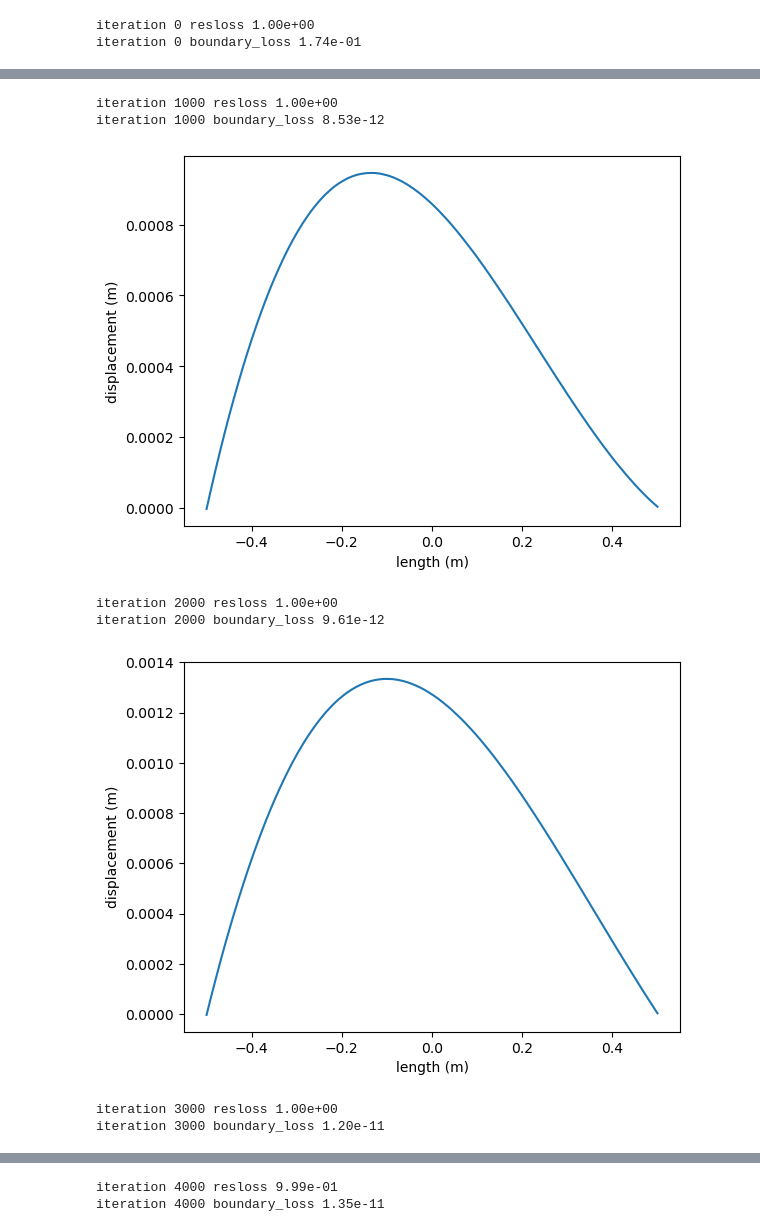
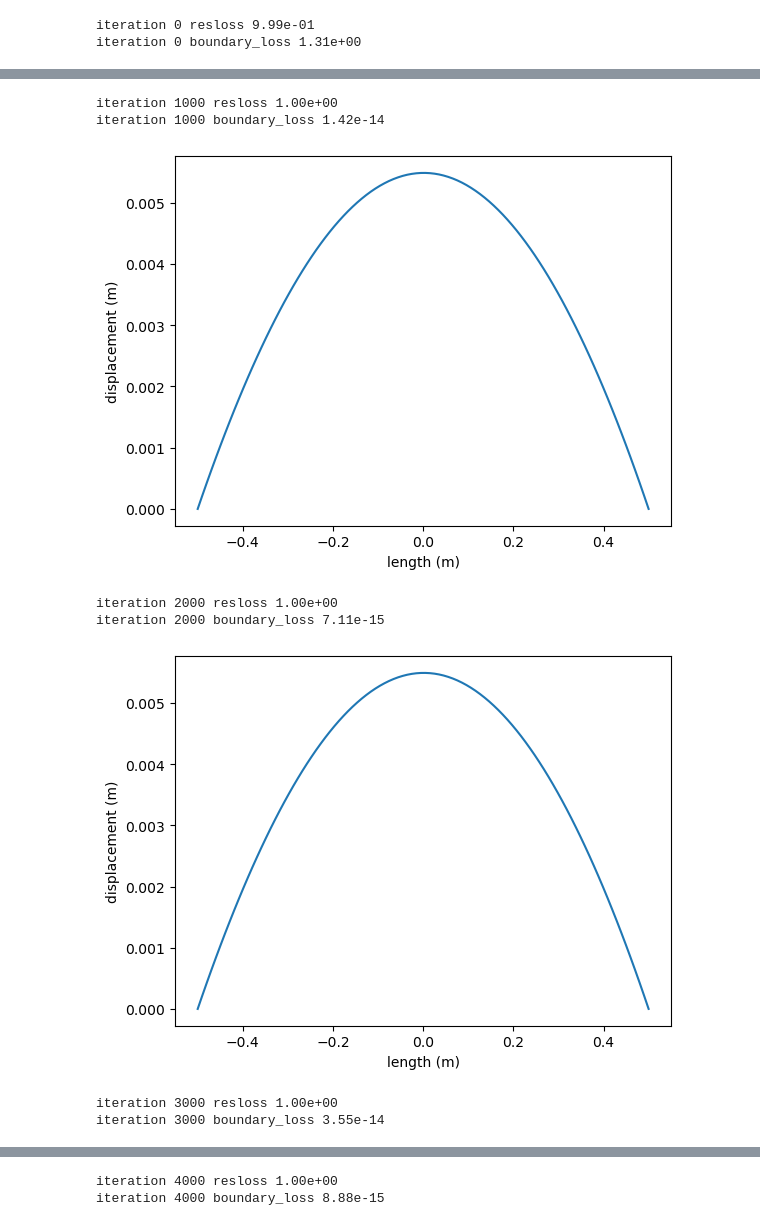
Before and after one commit to pkafkas/PINNs_elasticity, a Jupyter notebook: timoshenko_beam/main_experiment_unified.ipynb, the cells around one changed output, grey strips where cells are left out. Cells and saved outputs as stored; diff of their text form; code cells hidden in the pictures.

```diff
--- a/timoshenko_beam/main_experiment_unified.ipynb
+++ b/timoshenko_beam/main_experiment_unified.ipynb
@@ -34,8 +42,8 @@ from helper_functions import gradient, plot_loss, getData, getBoundaryData
 # %%
 pde = Pde(E=1e8, nu=0.3, h=0.001, k=5/6, l=1.0, q = 1.0)
-model = PINN([1, 20, 20, 20, 4], lr=1.0e-3, dist=False)
+model = PINN([1, 20, 20, 20, 2], lr=1.0e-3, dist=False)
 
-iterations = 10001
+iterations = 4001
 report_step = 1000
 rel_diff = 100.0
 
@@ -46,14 +54,14 @@ for i in range(iterations):
       x = getData(num_points=10, grad=True)
 
       # Generate N boundary points
-      xb =  getBoundaryData(num_points=10, grad=True)
+      xb =  getBoundaryData(num_points=4, grad=True)
 
       resloss = pde.getLoss(model, x)
 
-      _, bw, _, _ = model(xb).split(1, dim=1)
+      _, bw = model(xb).split(1, dim=1)
       boundary_loss = model.criterion(bw, torch.zeros_like(bw))
 
-      loss = resloss + 1e3*boundary_loss
+      loss = resloss + 1e4*boundary_loss
       loss.backward()
 
       model.optimizer.step()
@@ -65,5 +73,5 @@ for i in range(iterations):
               plot_loss(model=model, eq=pde)
               print
 # %% [output]
-iteration 0 resloss 1.00e+00
-iteration 0 boundary_loss 1.74e-01
+iteration 0 resloss 9.99e-01
+iteration 0 boundary_loss 1.31e+00
@@ -71,8 +79,8 @@ iteration 0 boundary_loss 1.74e-01
 iteration 1000 resloss 1.00e+00
-iteration 1000 boundary_loss 8.53e-12
+iteration 1000 boundary_loss 1.42e-14
-[figure, old version]
+[figure, new version]
 iteration 2000 resloss 1.00e+00
-iteration 2000 boundary_loss 9.61e-12
+iteration 2000 boundary_loss 7.11e-15
-[figure, old version]
+[figure, new version]
 iteration 3000 resloss 1.00e+00
-iteration 3000 boundary_loss 1.20e-11
+iteration 3000 boundary_loss 3.55e-14
@@ -80,2 +88,2 @@ iteration 3000 boundary_loss 1.20e-11
-iteration 4000 resloss 9.99e-01
-iteration 4000 boundary_loss 1.35e-11
+iteration 4000 resloss 1.00e+00
+iteration 4000 boundary_loss 8.88e-15
```
Also changed, not shown: parts of 3 cells of this notebook, 3 other files.
